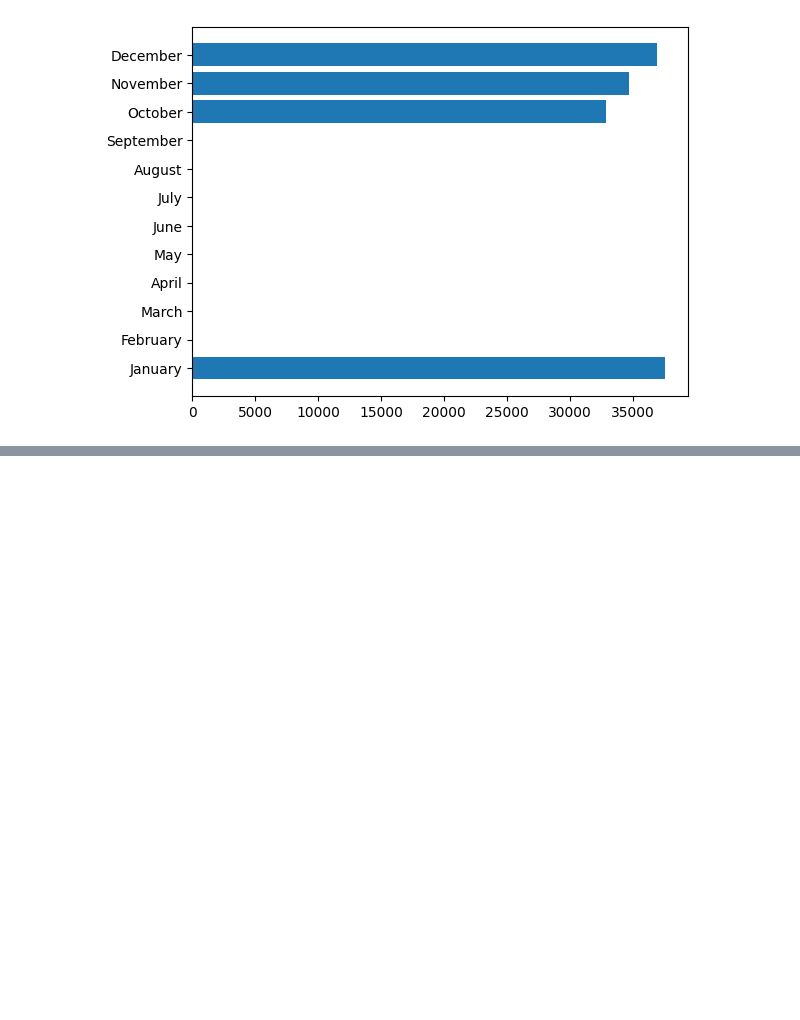
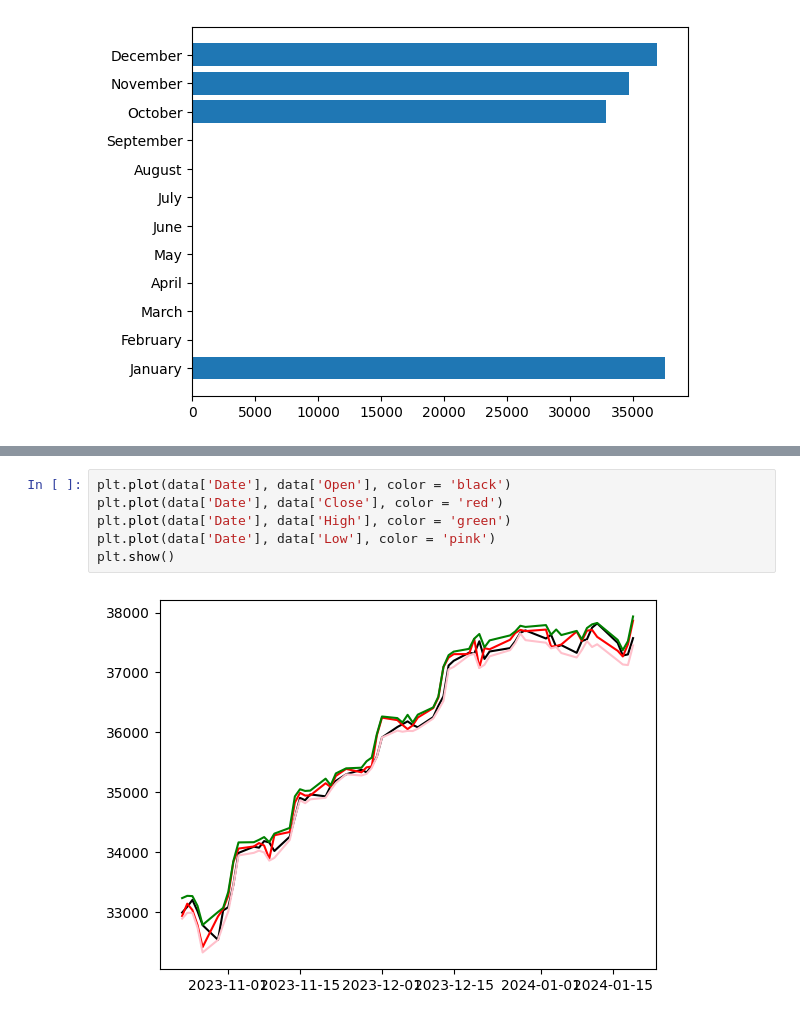
Before and after one commit to Pankaj-Str/Complete-Python-Mastery, a Jupyter notebook: Matplotlib-Python/CaseStudy_WSJ_market-data/HistoricalPrices.ipynb, the cells around one changed output, grey strips where cells are left out. Drawn from its saved outputs; the diff is of its cells as text; blank space fills up the shorter version.

```diff
--- a/Matplotlib-Python/CaseStudy_WSJ_market-data/HistoricalPrices.ipynb
+++ b/Matplotlib-Python/CaseStudy_WSJ_market-data/HistoricalPrices.ipynb
@@ -73,0 +94,8 @@ plt.show()
+# %%
+plt.plot(data['Date'], data['Open'], color = 'black')
+plt.plot(data['Date'], data['Close'], color = 'red')
+plt.plot(data['Date'], data['High'], color = 'green')
+plt.plot(data['Date'], data['Low'], color = 'pink')
+plt.show()
+# %% [output]
+[figure, added]
```
Also changed, not shown: parts of 6 cells of this notebook.
